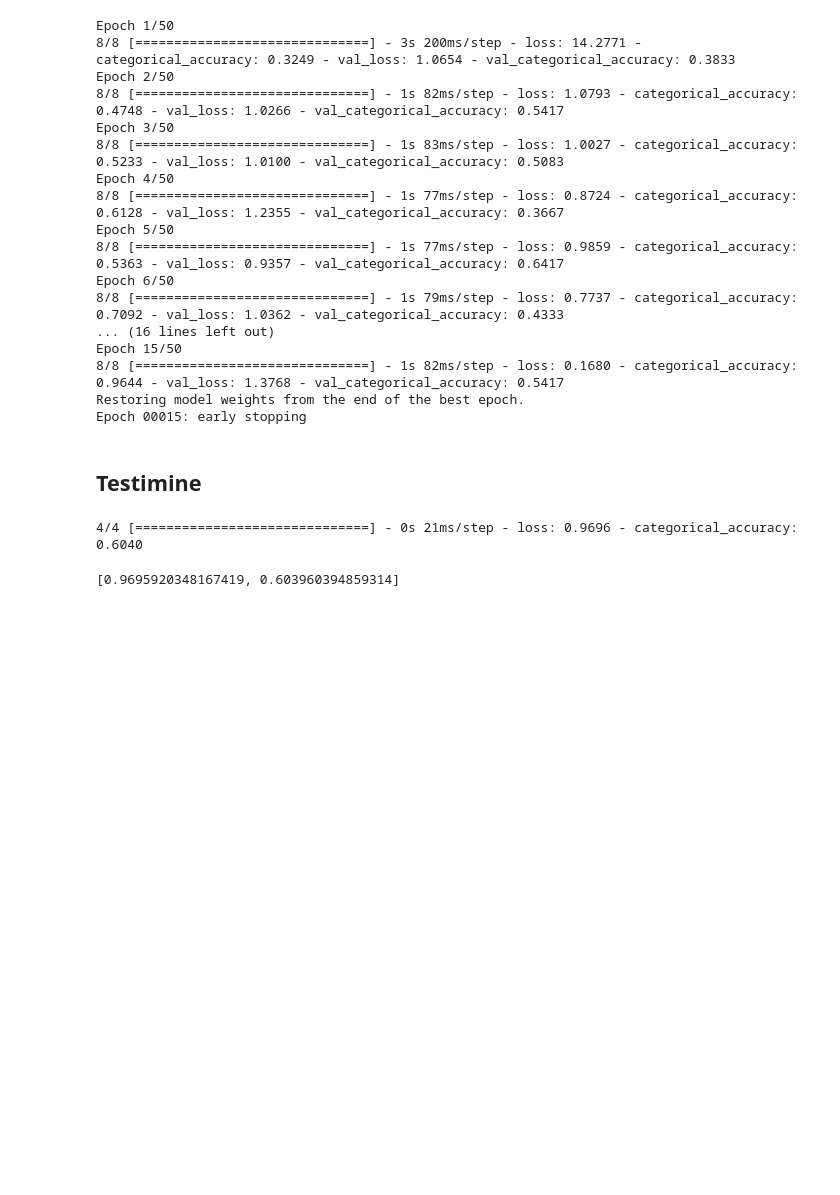
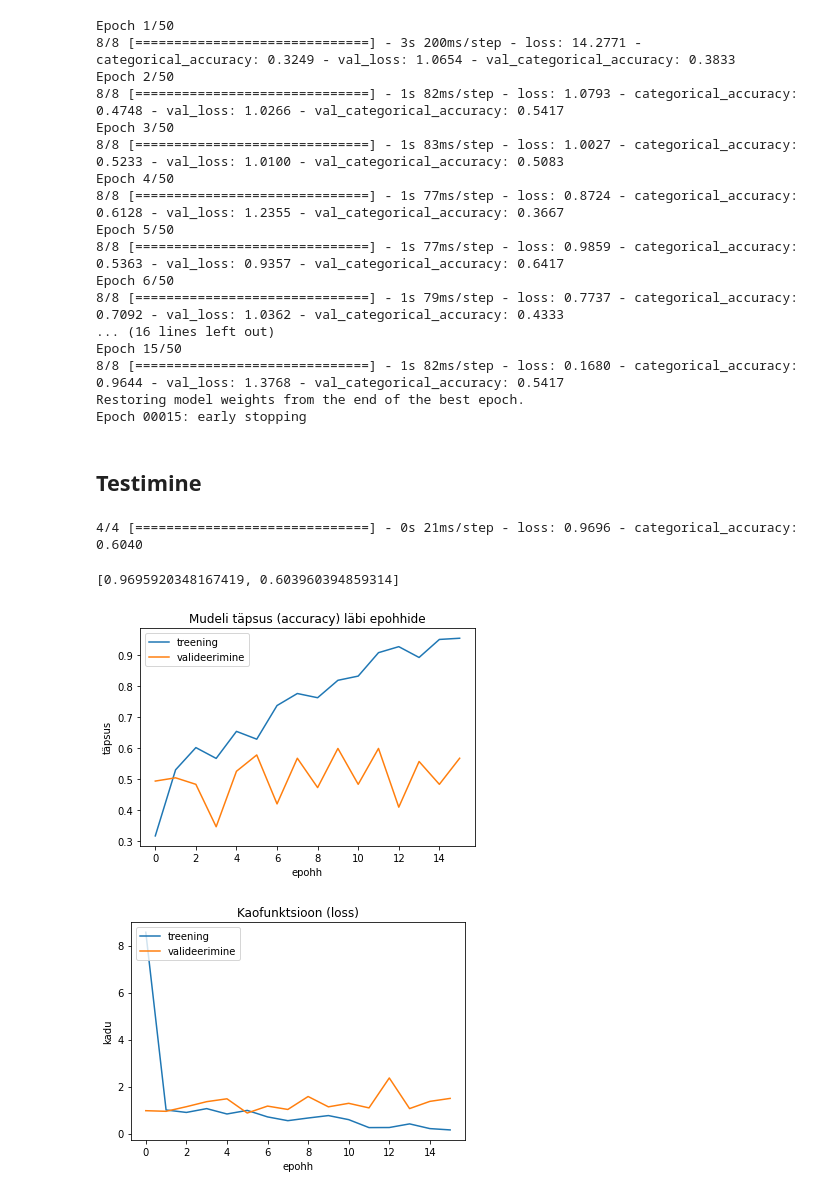
Before and after one commit to Patricklomp/AI-course-project, a Jupyter notebook: project.ipynb, the cells around one changed output. Saved outputs shown, nothing was run; the diff lists cells and outputs as text; code cells hidden in the pictures; blank space fills up the shorter version.

```diff
--- a/project.ipynb
+++ b/project.ipynb
@@ -266,3 +275,22 @@ model.evaluate(test_imgs, test_df)
 # %% [output]
 4/4 [==============================] - 0s 21ms/step - loss: 0.9696 - categorical_accuracy: 0.6040
 [0.9695920348167419, 0.603960394859314]
+# %%
+plt.plot(history.history['categorical_accuracy'])
+plt.plot(history.history['val_categorical_accuracy'])
+plt.title('Mudeli täpsus (accuracy) läbi epohhide')
+plt.ylabel('täpsus')
+plt.xlabel('epohh')
+plt.legend(['treening', 'valideerimine'], loc='upper left')
+plt.show()
+
+plt.plot(history.history['loss'])
+plt.plot(history.history['val_loss'])
+plt.title('Kaofunktsioon (loss)')
+plt.ylabel('kadu')
+plt.xlabel('epohh')
+plt.legend(['treening', 'valideerimine'], loc='upper left')
+plt.show()
+# %% [output]
+[figure, added]
+[figure, added]
```
Also changed, not shown: parts of 8 cells of this notebook.
